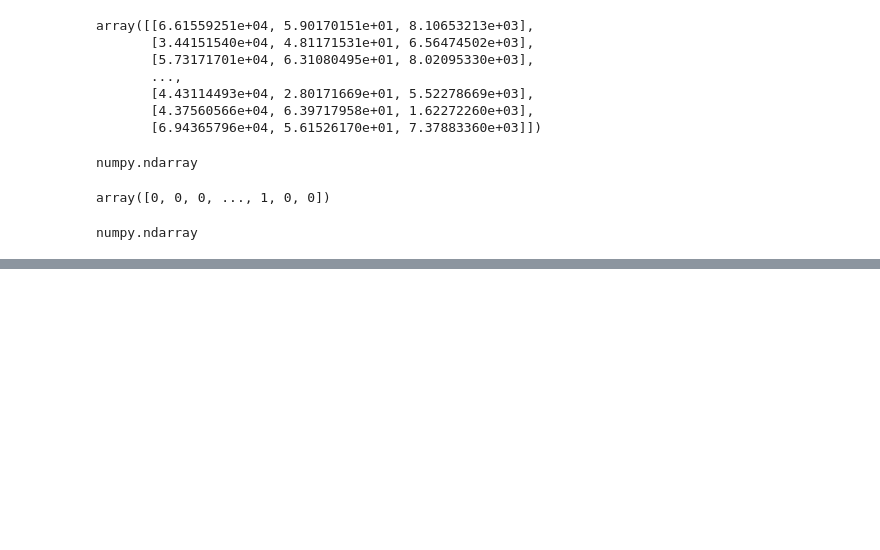
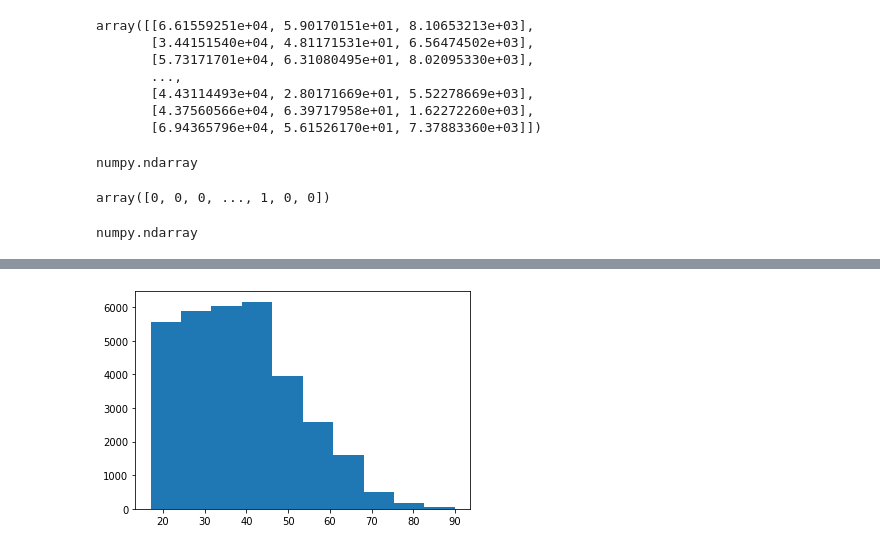
Before and after one commit to LeandroMartins0/base_credit_python, a Jupyter notebook: Base_Credit.ipynb, the cells around one changed output, grey strips where cells are left out. Saved outputs shown, nothing was run; the diff lists cells and outputs as text; code cells hidden in the pictures; blank space fills up the shorter version.

```diff
--- a/Base_Credit.ipynb
+++ b/Base_Credit.ipynb
@@ -212,0 +278,4 @@ numpy.ndarray
+# %%
+plt.hist(base_census['age']);
+# %% [output]
+[figure, added]
```
Also changed, not shown: parts of 22 cells of this notebook.
